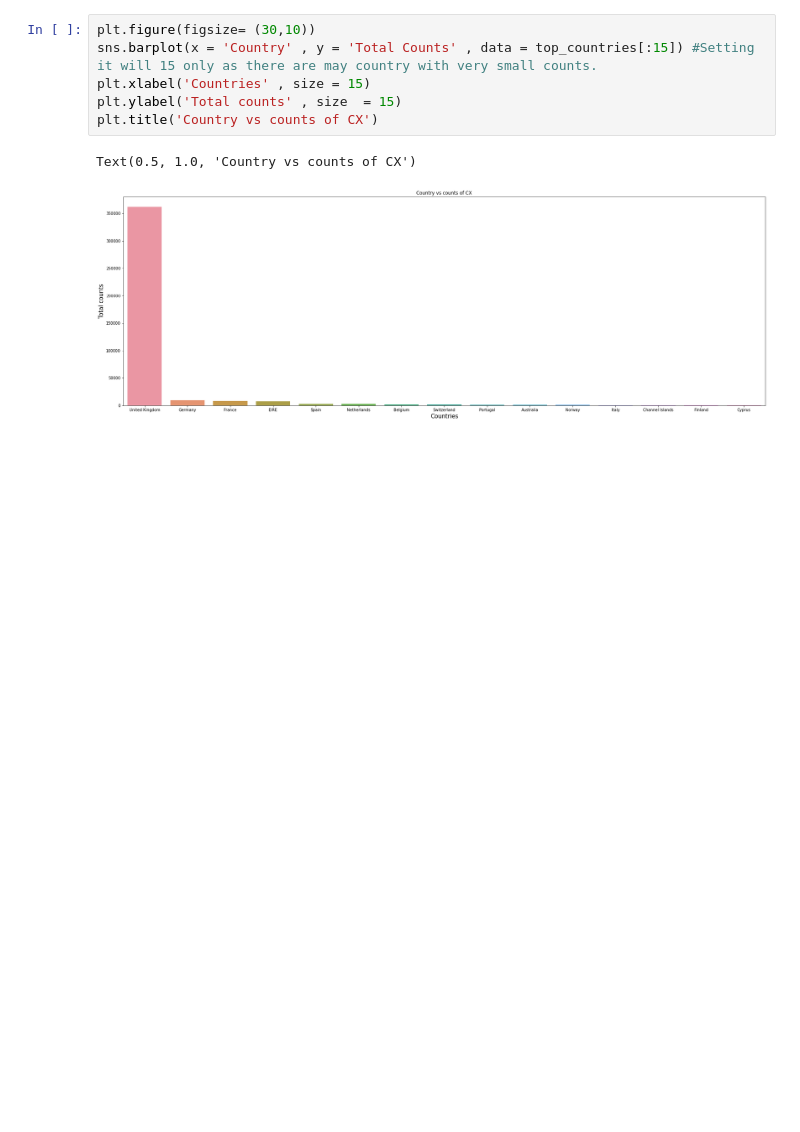
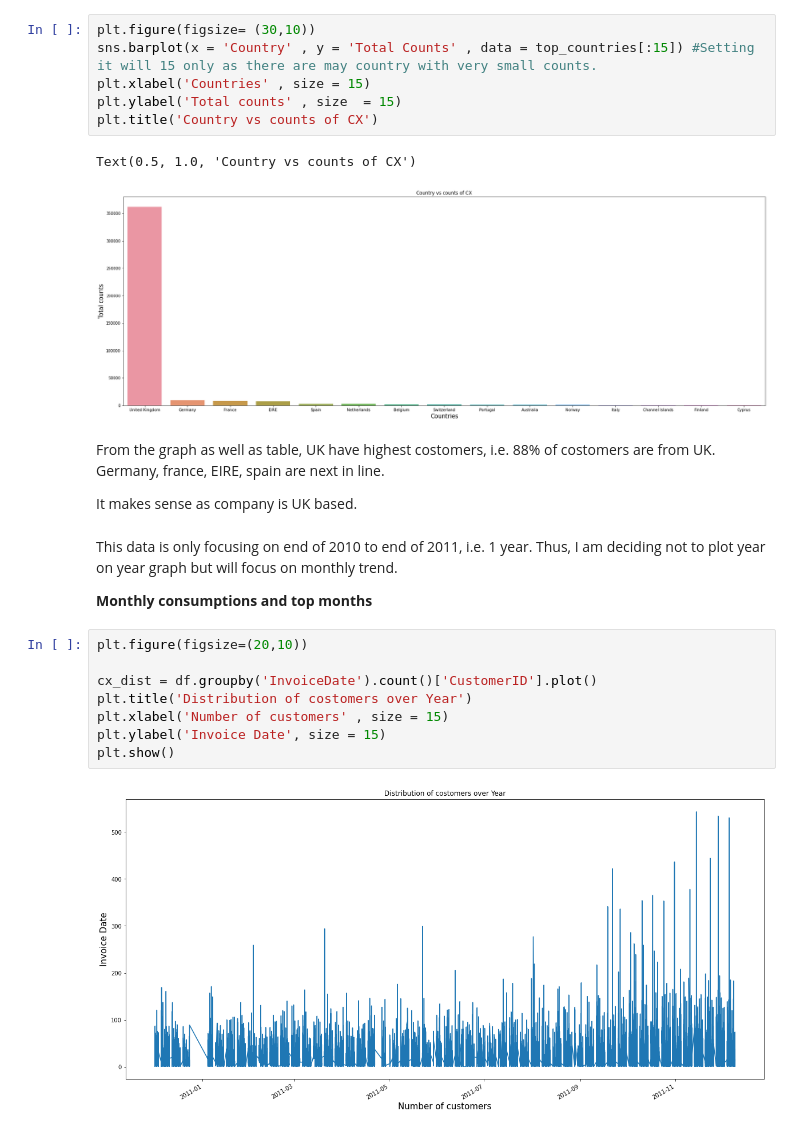
Before and after one commit to akashkivani/almabetter-Online-Retail-Customer-Segmentation-Project, a Jupyter notebook: Online_Retail_Customer_Segmentation_Capstone_Project_4.ipynb, the cells around one changed output. Drawn from its saved outputs; the diff is of its cells as text; blank space fills up the shorter version.

```diff
--- a/Online_Retail_Customer_Segmentation_Capstone_Project_4.ipynb
+++ b/Online_Retail_Customer_Segmentation_Capstone_Project_4.ipynb
@@ -264,3 +264,22 @@ plt.title('Country vs counts of CX')
 # %% [output]
 Text(0.5, 1.0, 'Country vs counts of CX')
 [figure]
+# %% [markdown]
+From the graph as well as table, UK have highest costomers, i.e. 88% of costomers are from UK.
+Germany, france, EIRE, spain are next in line.
+
+It makes sense as company is UK based.
+# %% [markdown]
+This data is only focusing on end of 2010 to end of 2011, i.e. 1 year. Thus, I am deciding not to plot year on year graph but will focus on monthly trend.
+
+**Monthly consumptions and top months**
+# %%
+plt.figure(figsize=(20,10))
+
+cx_dist = df.groupby('InvoiceDate').count()['CustomerID'].plot()
+plt.title('Distribution of costomers over Year')
+plt.xlabel('Number of customers' , size = 15)
+plt.ylabel('Invoice Date', size = 15)
+plt.show()
+# %% [output]
+[figure, added]
```
Also changed, not shown: parts of 8 cells of this notebook.
